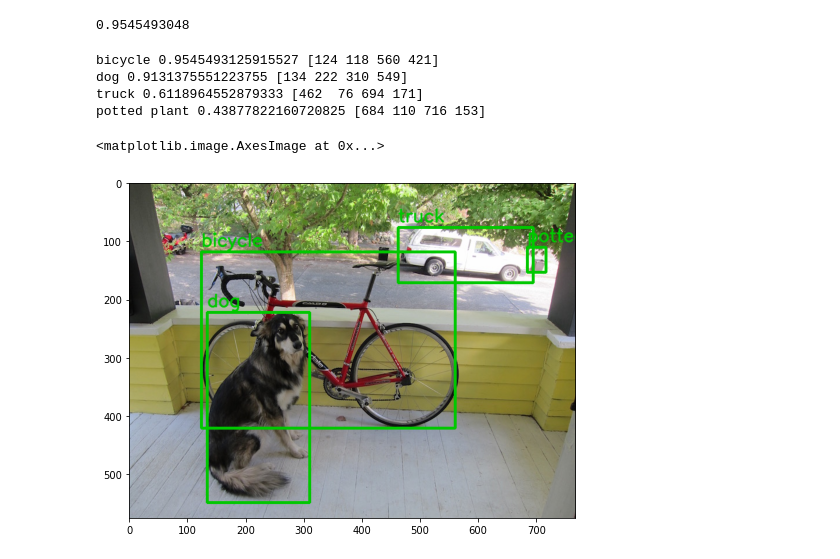
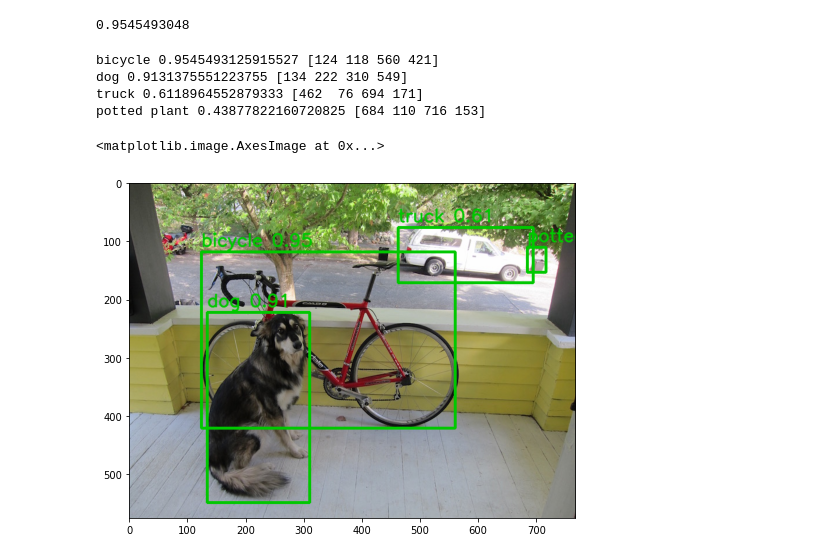
Before and after one commit to naoya1110/yolox_demo_code, a Jupyter notebook: yolox_demo.ipynb, the cells around one changed output. Saved outputs shown, nothing was run; the diff lists cells and outputs as text; code cells hidden in the pictures.

```diff
--- a/yolox_demo.ipynb
+++ b/yolox_demo.ipynb
@@ -175,27 +175,29 @@ for i, label in enumerate(COCO_CLASSES):
 # %%
 ratio = img_info["ratio"]
 img = cv2.imread(filepath)
 
 for x in outputs[0]:
     conf = (x[4]*x[5]).item()
     label = COCO_CLASSES[int(x[6].item())]
     bbox = x[:4].cpu().numpy()/ratio
     bbox = bbox.astype("int")
     print(label, conf, bbox)
 
     cv2.rectangle(img, bbox[:2], bbox[2:], color=(0, 200, 0), thickness=3)
-    cv2.putText(img, label, (bbox[0], bbox[1]-10),
+
+    text = f"{label} {conf:.2f}"
+    cv2.putText(img, text, (bbox[0], bbox[1]-10),
                 cv2.FONT_HERSHEY_SIMPLEX,
                 1, (0,200), 2, cv2.LINE_AA)
 
 img = cv2.cvtColor(img, cv2.COLOR_BGR2RGB)
 
 plt.figure(figsize=(8, 12))
 plt.imshow(img)
 # %% [output]
 bicycle 0.9545493125915527 [124 118 560 421]
 dog 0.9131375551223755 [134 222 310 549]
 truck 0.6118964552879333 [462  76 694 171]
 potted plant 0.43877822160720825 [684 110 716 153]
 <matplotlib.image.AxesImage at 0x...>
-[figure, old version]
+[figure, new version]
```
